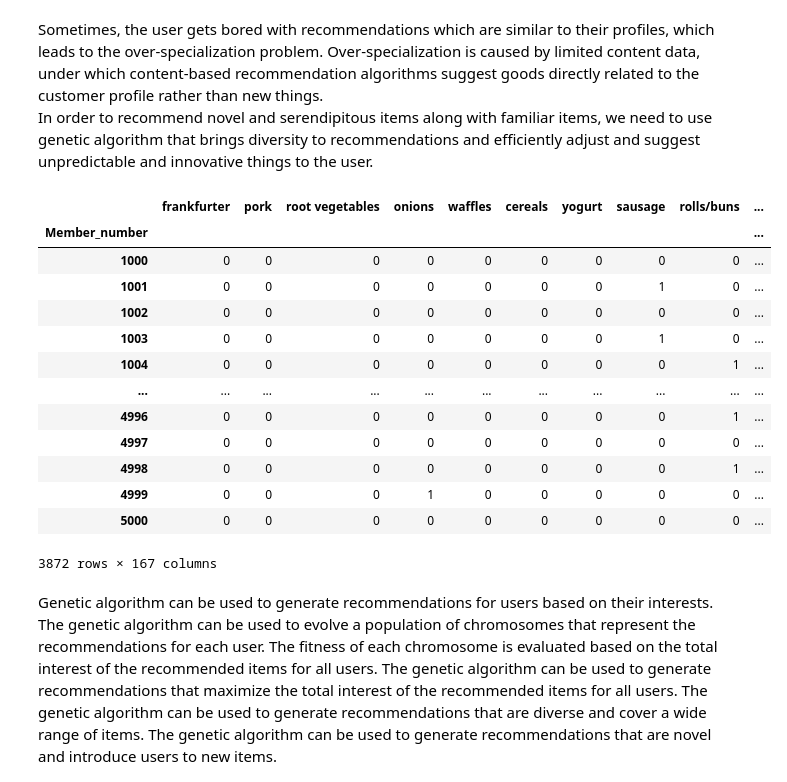
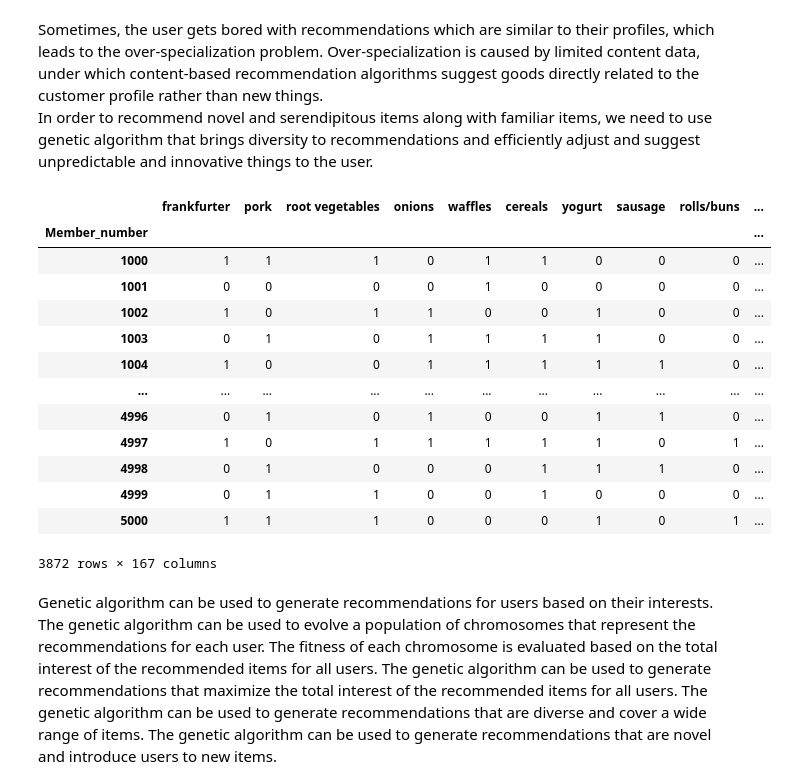
Before and after one commit to ZuxingGit/MBD_assign3, a Jupyter notebook: code/all.ipynb, the cells around one changed output. Cells and saved outputs as stored; diff of their text form; code cells hidden in the pictures.

```diff
--- a/code/all.ipynb
+++ b/code/all.ipynb
@@ -772,6 +772,10 @@ def fitness(recommendations, array_transactions):
     return fitness
 # %%
 # use genetic algorithm to generate recommendations
+
+# convert the DataFrame to a NumPy array
+user_ratings = df_reconstructed.to_numpy()
+array_transactions = new_df.to_numpy()
 
 # define the genetic algorithm
 def genetic_algorithm(array_transactions, num_generations, population_size, mutation_rate):
@@ -816,30 +820,27 @@ def genetic_algorithm(array_transactions, num_generations, population_size, muta
 
     return top_population
 # %%
-# convert the DataFrame to a NumPy array
-user_ratings = df_reconstructed.to_numpy()
-
 # apply genetic algorithm for recommendations
-top_population = genetic_algorithm(user_ratings, num_generations=100, population_size=10, mutation_rate=0.1)
+top_population = genetic_algorithm(array_transactions, num_generations=100, population_size=10, mutation_rate=0.1)
 # Get the best recommendation with the highest fitness
 best_recommendation = top_population[-1]
 # put the recommendation into a DataFrame
 recommendations = pd.DataFrame(np.array(best_recommendation).reshape(df_reconstructed.shape), columns=df_reconstructed.columns, index=df_reconstructed.index)
 recommendations
 # %% [output]
 |  | frankfurter | pork | root vegetables | onions | waffles | cereals | yogurt | sausage | rolls/buns | ... |
 | Member_number |  |  |  |  |  |  |  |  |  | ... |
-| 1000 | 0 | 0 | 0 | 0 | 0 | 0 | 0 | 0 | 0 | ... |
-| 1001 | 0 | 0 | 0 | 0 | 0 | 0 | 0 | 1 | 0 | ... |
-| 1002 | 0 | 0 | 0 | 0 | 0 | 0 | 0 | 0 | 0 | ... |
-| 1003 | 0 | 0 | 0 | 0 | 0 | 0 | 0 | 1 | 0 | ... |
-| 1004 | 0 | 0 | 0 | 0 | 0 | 0 | 0 | 0 | 1 | ... |
+| 1000 | 1 | 1 | 1 | 0 | 1 | 1 | 0 | 0 | 0 | ... |
+| 1001 | 0 | 0 | 0 | 0 | 1 | 0 | 0 | 0 | 0 | ... |
+| 1002 | 1 | 0 | 1 | 1 | 0 | 0 | 1 | 0 | 0 | ... |
+| 1003 | 0 | 1 | 0 | 1 | 1 | 1 | 1 | 0 | 0 | ... |
+| 1004 | 1 | 0 | 0 | 1 | 1 | 1 | 1 | 1 | 0 | ... |
 | ... | ... | ... | ... | ... | ... | ... | ... | ... | ... | ... |
-| 4996 | 0 | 0 | 0 | 0 | 0 | 0 | 0 | 0 | 1 | ... |
-| 4997 | 0 | 0 | 0 | 0 | 0 | 0 | 0 | 0 | 0 | ... |
-| 4998 | 0 | 0 | 0 | 0 | 0 | 0 | 0 | 0 | 1 | ... |
-| 4999 | 0 | 0 | 0 | 1 | 0 | 0 | 0 | 0 | 0 | ... |
-| 5000 | 0 | 0 | 0 | 0 | 0 | 0 | 0 | 0 | 0 | ... |
+| 4996 | 0 | 1 | 0 | 1 | 0 | 0 | 1 | 1 | 0 | ... |
+| 4997 | 1 | 0 | 1 | 1 | 1 | 1 | 1 | 0 | 1 | ... |
+| 4998 | 0 | 1 | 0 | 0 | 0 | 1 | 1 | 1 | 0 | ... |
+| 4999 | 0 | 1 | 1 | 0 | 0 | 1 | 0 | 0 | 0 | ... |
+| 5000 | 1 | 1 | 1 | 0 | 0 | 0 | 1 | 0 | 1 | ... |
 3872 rows × 167 columns
 # %% [markdown]
 Genetic algorithm can be used to generate recommendations for users based on their interests. The genetic algorithm can be used to evolve a population of chromosomes that represent the recommendations for each user. The fitness of each chromosome is evaluated based on the total interest of the recommended items for all users. The genetic algorithm can be used to generate recommendations that maximize the total interest of the recommended items for all users. The genetic algorithm can be used to generate recommendations that are diverse and cover a wide range of items. The genetic algorithm can be used to generate recommendations that are novel and introduce users to new items.
```
